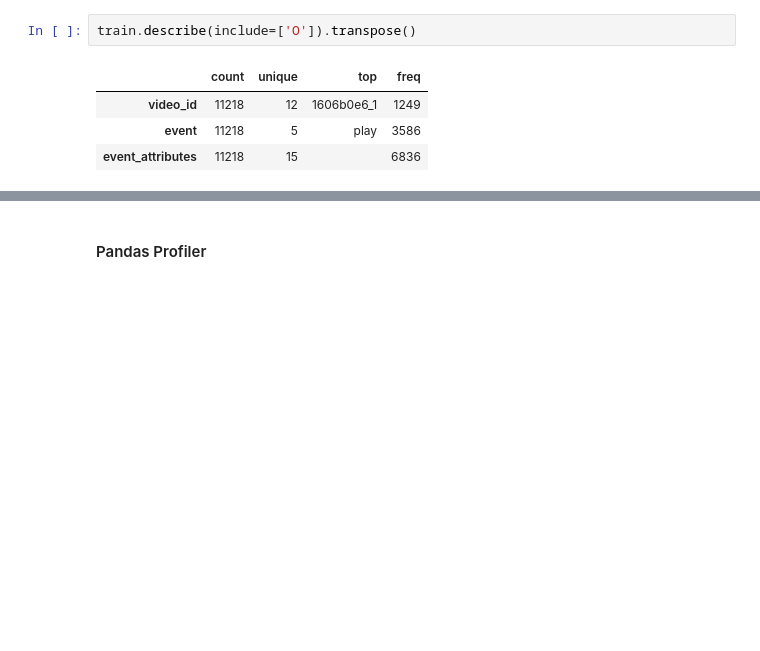
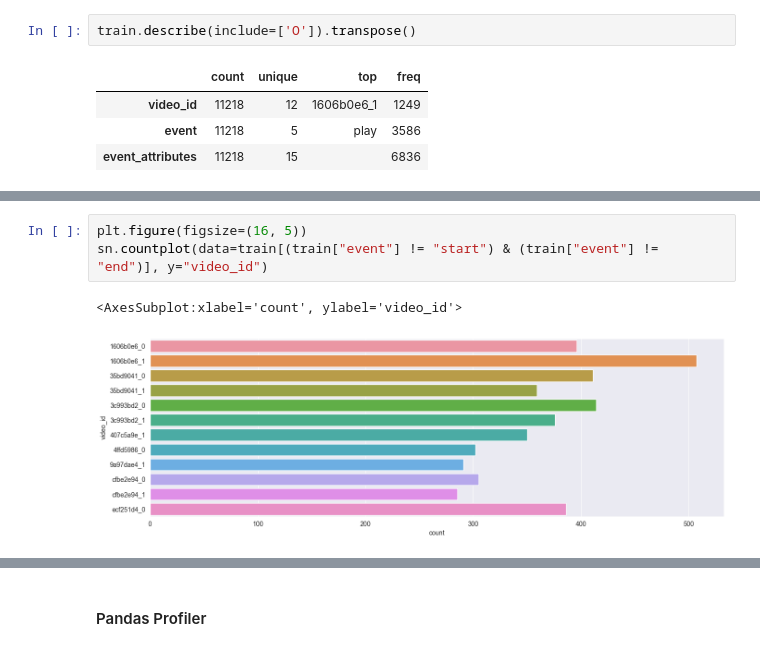
Before and after one commit to Mar19845/detection_passes_football, a Jupyter notebook: EDA proyect.ipynb, the cells around one changed output, grey strips where cells are left out. Cells and saved outputs as stored; diff of their text form; blank space fills up the shorter version.

```diff
--- a/EDA proyect.ipynb
+++ b/EDA proyect.ipynb
@@ -50,0 +118,6 @@ train.describe(include=['O']).transpose()
+# %%
+plt.figure(figsize=(16, 5))
+sn.countplot(data=train[(train["event"] != "start") & (train["event"] != "end")], y="video_id")
+# %% [output]
+<AxesSubplot:xlabel='count', ylabel='video_id'>
+[figure, added]
```
Also changed, not shown: parts of 15 cells of this notebook.
